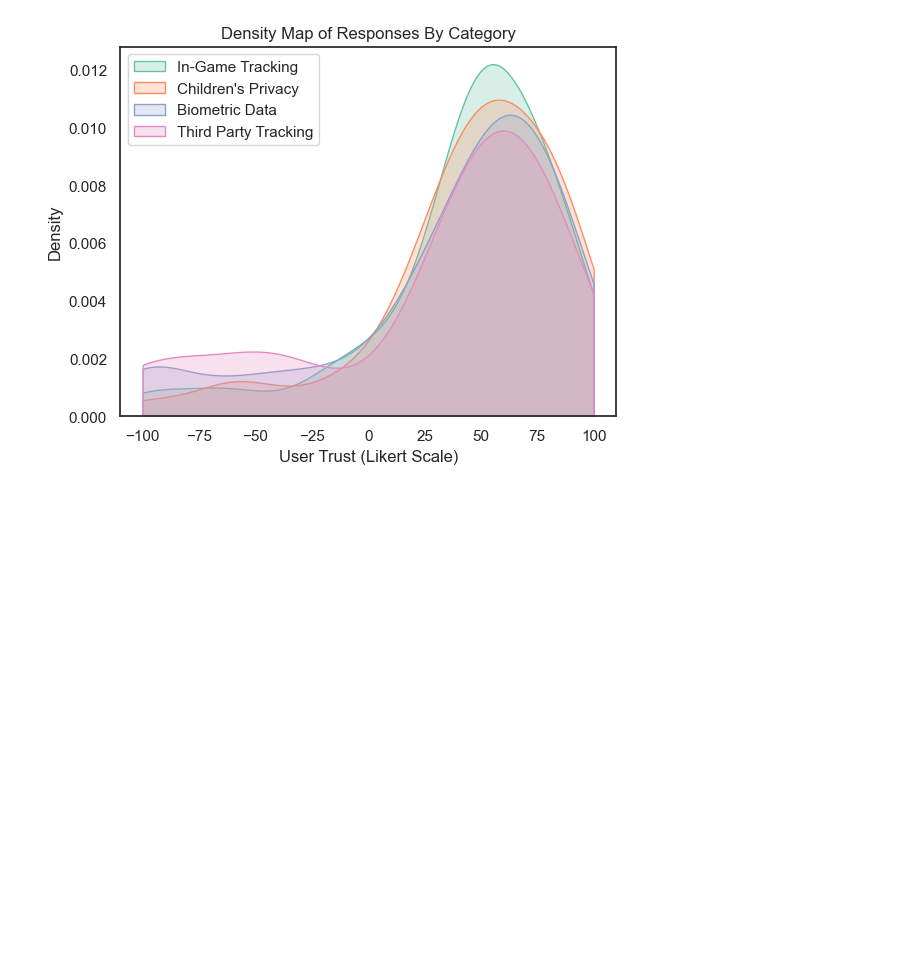
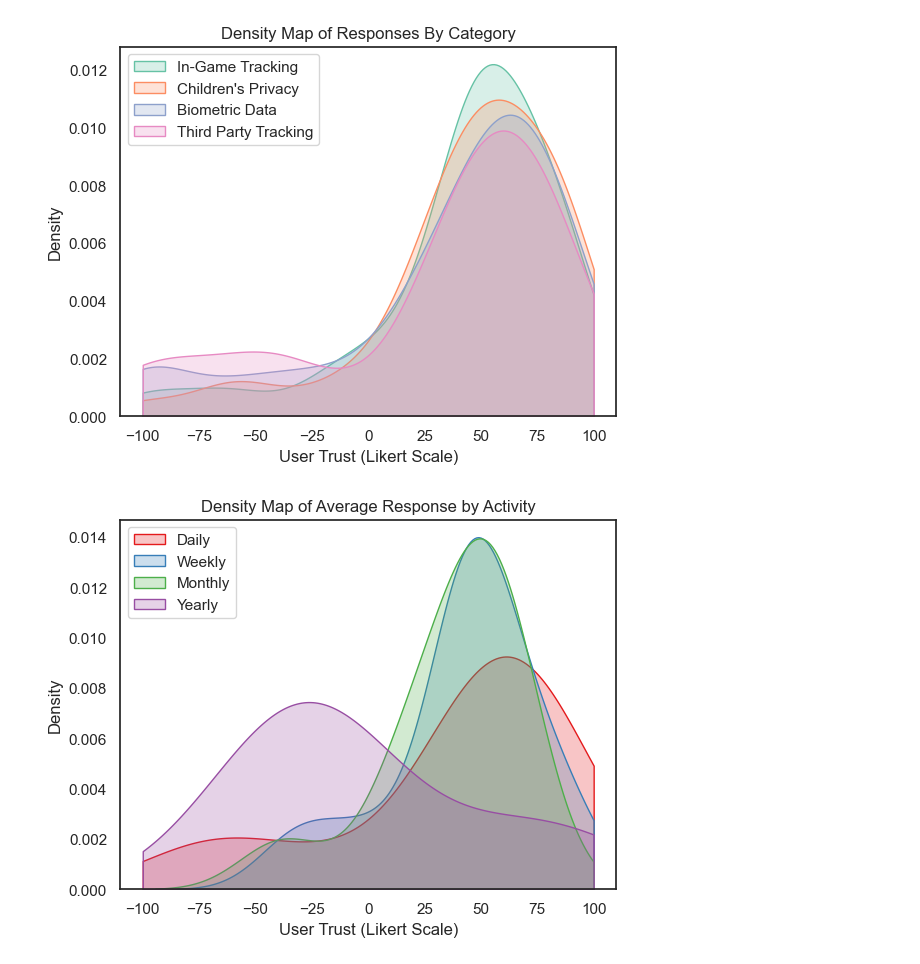
Before and after one commit to mojeanmac/privacy-survey-density-map, a Jupyter notebook: concatIgnoreIndex.ipynb, the cells around one changed output. Cells and saved outputs as stored; diff of their text form; code cells hidden in the pictures; blank space fills up the shorter version.

```diff
--- a/concatIgnoreIndex.ipynb
+++ b/concatIgnoreIndex.ipynb
@@ -115,3 +128,25 @@ plt.savefig('plot.png', dpi=500, transparent=True)
 # plt.show()
 # %% [output]
 [figure]
+# %%
+dailyAvg = (child.iloc[0:15] + thirdparties.iloc[0:15] + datatracking.iloc[0:15] + biometric.iloc[0:15]) /4
+monthlyAvg = (child.iloc[15:26] + thirdparties.iloc[15:26] + datatracking.iloc[15:26] + biometric.iloc[15:26]) /4
+weeklyAvg = (child.iloc[26:48] + thirdparties.iloc[26:48] + datatracking.iloc[26:48] + biometric.iloc[26:48]) /4
+yearlyAvg = (child.iloc[48:52] + thirdparties.iloc[48:52] + datatracking.iloc[48:52] + biometric.iloc[48:52]) /4
+
+mwAvg = concat([weeklyAvg, monthlyAvg], ignore_index=True)
+
+#print(df["Q69_1"].iloc[48:52])
+
+sns.set_palette("Set1")
+sns.kdeplot(dailyAvg,fill=True, clip=(-100, 100))
+sns.kdeplot(weeklyAvg,fill=True, clip=(-100, 100))
+sns.kdeplot(monthlyAvg,fill=True, clip=(-100, 100))
+sns.kdeplot(yearlyAvg,fill=True, clip=(-100, 100))
+
+plt.xlabel('User Trust (Likert Scale)')
+plt.title("Density Map of Average Response by Game Activity")
+plt.legend(loc = "upper left",  labels = ["Daily", "Weekly", "Monthly", "Yearly"])
+plt.savefig('plot2.png', dpi=500, transparent=True)
+# %% [output]
+[figure, added]
```
Also changed, not shown: parts of 2 cells of this notebook, 3 other files.
